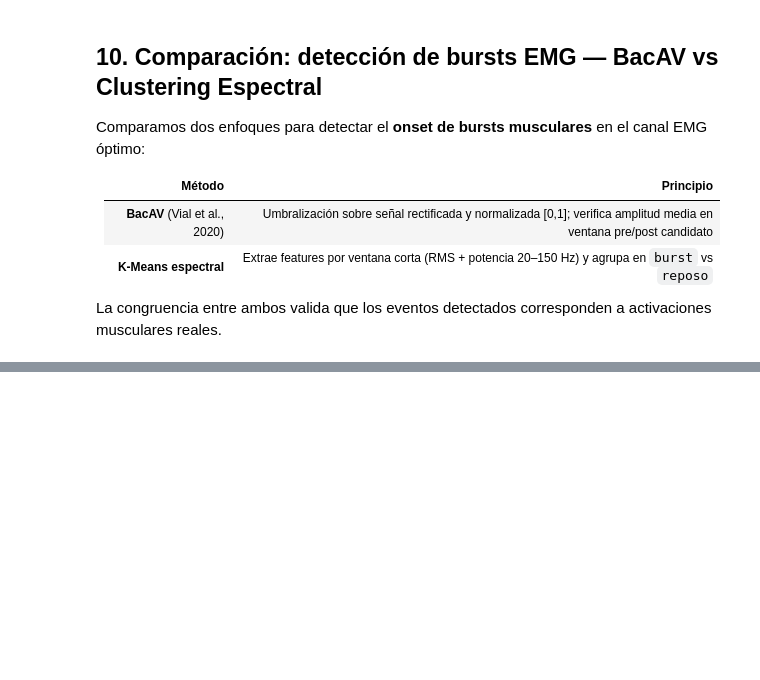
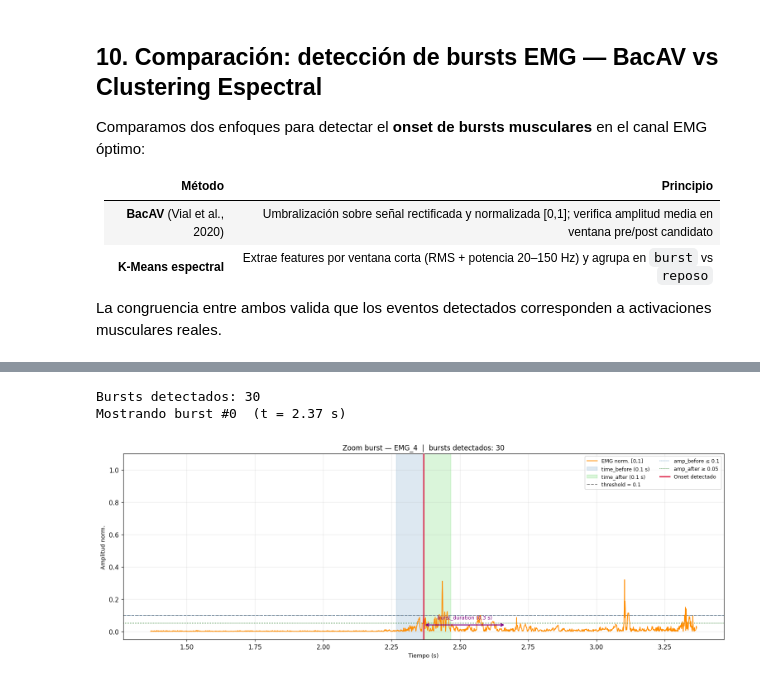
Before and after one commit to eduecheverria/RehabIA, a Jupyter notebook: laboratory/exploracion_inicial.ipynb, the cells around one changed output, grey strips where cells are left out. Cells and saved outputs as stored; diff of their text form; code cells hidden in the pictures; blank space fills up the shorter version.

```diff
--- a/laboratory/exploracion_inicial.ipynb
+++ b/laboratory/exploracion_inicial.ipynb
@@ -390,0 +515,79 @@ print(f'BacAV   → {len(bursts_bacav):4d} bursts')
+# %%
+# ── Parámetros editables ──────────────────────────────────────────────────────
+
+THRESHOLD      = 0.10   # nivel mínimo sobre señal norm. [0,1]
+TIME_BEFORE    = 0.10   # ventana pre-onset (s)
+TIME_AFTER     = 0.10   # ventana post-onset (s)
+AMP_BEFORE     = 0.10   # media en ventana pre-onset debe ser < este valor
+AMP_AFTER      = 0.05   # media en ventana post-onset debe ser > este valor
+BURST_DURATION = 0.3   # gap mínimo entre bursts consecutivos (s)
+MARGIN_S       = 1.0    # margen de zoom a cada lado del burst (s)
+
+# Re-detectar con los parámetros actuales
+bursts_bacav = detect_bursts_bacav(
+    emg_raw, SRATE,
+    threshold=THRESHOLD, time_before=TIME_BEFORE, time_after=TIME_AFTER,
+    amp_before=AMP_BEFORE, amp_after=AMP_AFTER, burst_duration=BURST_DURATION,
+)
+print(f'Bursts detectados: {len(bursts_bacav)}')
+
+# Elegir el burst a visualizar (índice 0 = primero; cambia si quieres otro)
+if len(bursts_bacav) > 0:
+    center_idx = bursts_bacav[0]
+    print(f'Mostrando burst #0  (t = {t[center_idx]:.2f} s)')
+else:
+    center_idx = int(np.argmax(x_norm_bv))
+    print(f'⚠ Sin bursts detectados — mostrando pico máximo (t = {t[center_idx]:.2f} s)')
+
+# ── Ventana de zoom ───────────────────────────────────────────────────────────
+n_margin  = int(MARGIN_S * SRATE)
+s_zoom    = max(0, center_idx - n_margin)
+e_zoom    = min(len(emg_raw), center_idx + n_margin)
+t_zoom    = t[s_zoom:e_zoom]
+sig_zoom  = x_norm_bv[s_zoom:e_zoom]
+local_idx = center_idx - s_zoom
+
+n_bef = int(TIME_BEFORE * SRATE)
+n_aft = int(TIME_AFTER  * SRATE)
+t_onset      = t_zoom[local_idx]
+t_bef_start  = t_zoom[max(0, local_idx - n_bef)]
+t_aft_end    = t_zoom[min(len(t_zoom) - 1, local_idx + n_aft)]
+
+# ── Plot ──────────────────────────────────────────────────────────────────────
+fig, ax = plt.subplots(figsize=(14, 5))
+
+ax.plot(t_zoom, sig_zoom, lw=1.2, color='darkorange', zorder=3, label='EMG norm. [0,1]')
+
+# Zonas pre/post onset
+ax.axvspan(t_bef_start, t_onset,   alpha=0.18, color='steelblue',
+           label=f'time_before ({TIME_BEFORE} s)')
+ax.axvspan(t_onset,     t_aft_end, alpha=0.18, color='limegreen',
+           label=f'time_after ({TIME_AFTER} s)')
+
+# Líneas de parámetros
+ax.axhline(THRESHOLD,  color='gray',       lw=1.2, ls='--', label=f'threshold = {THRESHOLD}')
+ax.axhline(AMP_BEFORE, color='steelblue',  lw=1.0, ls=':',  label=f'amp_before ≤ {AMP_BEFORE}')
+ax.axhline(AMP_AFTER,  color='darkgreen',  lw=1.0, ls=':',  label=f'amp_after ≥ {AMP_AFTER}')
+
+# Onset
+ax.axvline(t_onset, color='crimson', lw=1.8, zorder=4, label='Onset detectado')
+
+# Flecha burst_duration
+y_arrow = 0.04
+ax.annotate('', xy=(t_onset + BURST_DURATION, y_arrow), xytext=(t_onset, y_arrow),
+            arrowprops=dict(arrowstyle='<->', color='purple', lw=1.5))
+ax.text(t_onset + BURST_DURATION / 2, y_arrow + 0.04,
+        f'burst_duration ({BURST_DURATION} s)', ha='center', fontsize=8, color='purple')
+
+ax.set_title(f'Zoom burst — {EMG_CH}  |  bursts detectados: {len(bursts_bacav)}', fontsize=11)
+ax.set_xlabel('Tiempo (s)', fontsize=9)
+ax.set_ylabel('Amplitud norm.', fontsize=9)
+ax.set_ylim(-0.05, 1.1)
+ax.legend(fontsize=8, loc='upper right', ncol=2)
+ax.grid(True, alpha=0.25)
+plt.tight_layout()
+plt.show()
+# %% [output]
+Bursts detectados: 30
+Mostrando burst #0  (t = 2.37 s)
+[figure, added]
```
Also changed, not shown: parts of 27 cells of this notebook, 2 other files.
